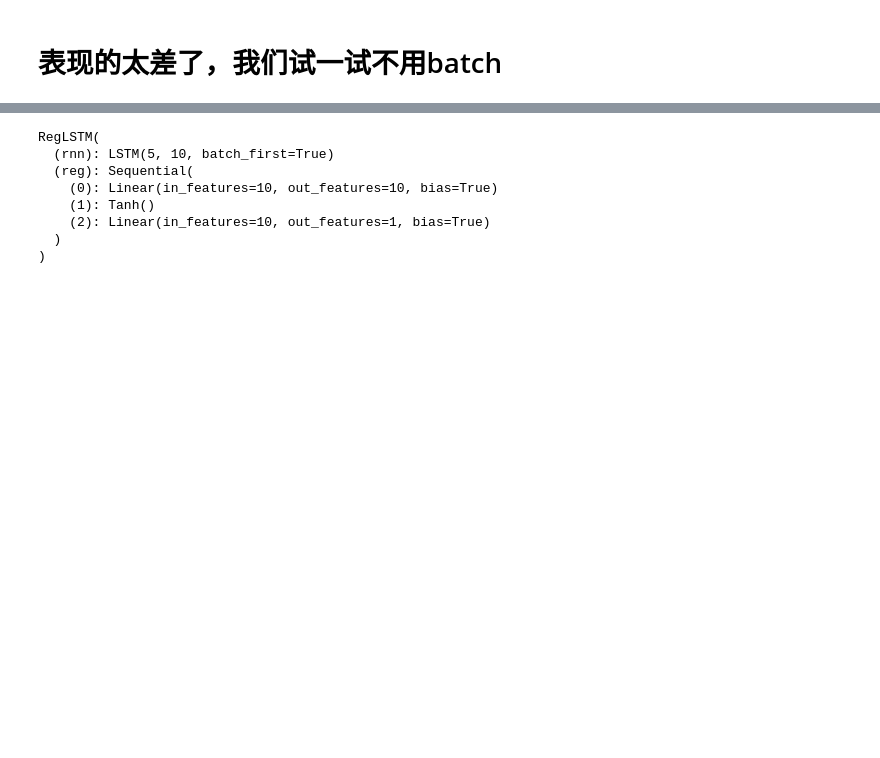
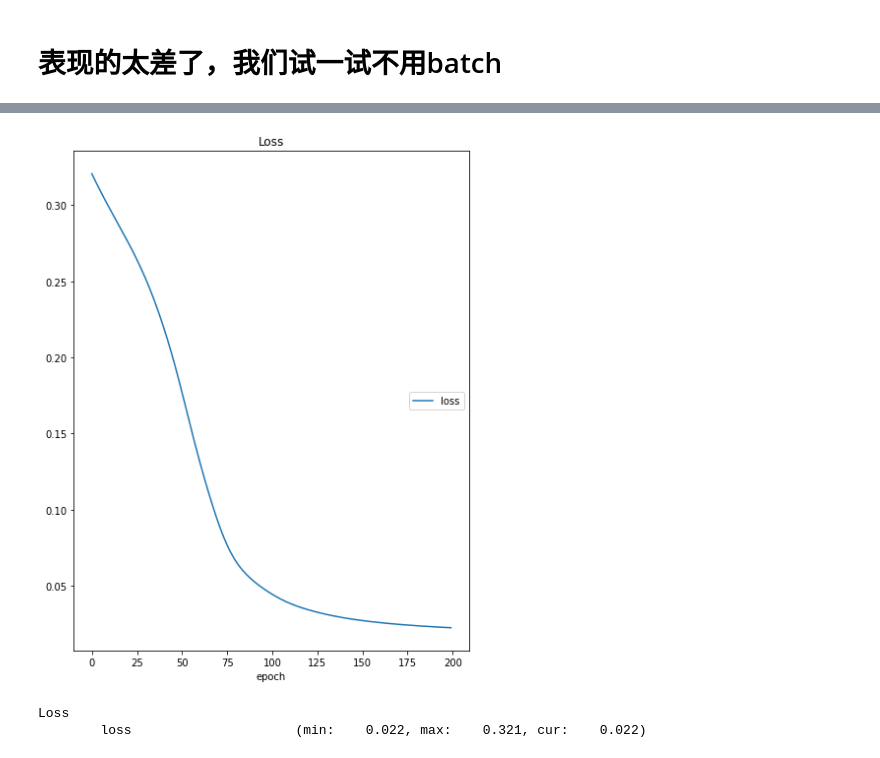
Before and after one commit to XiaofengYue/ML_Learning, a Jupyter notebook: Traffic_Prediction/Traffic_Prediction.ipynb, the cells around one changed output, grey strips where cells are left out. Drawn from its saved outputs; the diff is of its cells as text; code cells hidden in the pictures; blank space fills up the shorter version.

```diff
--- a/Traffic_Prediction/Traffic_Prediction.ipynb
+++ b/Traffic_Prediction/Traffic_Prediction.ipynb
@@ -12,4 +11 @@ ModuleNotFoundError: No module named 'apex'
-# %%
-df = pd.read_csv('data/train.csv',  index_col='5 Minutes')
-df = df.astype('float')
 # %%
@@ -109,6 +71,15 @@ class RegLSTM(nn.Module):
 
         return y
 # %%
-with torch.no_grad():
-    weights = np.tanh(np.arange(seq_len) * (np.e / seq_len))
-    weights = torch.tensor(weights, dtype=torch.float32, device=device)
+def loss_func(pred_y, data_y, loss_name):
+    if loss_name == "custom":
+        with torch.no_grad():
+            weights = np.tanh(np.arange(seq_len) * (np.e / seq_len))
+            weights = torch.tensor(weights, dtype=torch.float32, device=device)
+        loss = ((pred_y - data_y[:,:,np.newaxis].cuda()).view(-1, seq_len) **2 * weights)
+        loss = loss.mean()
+
+    elif loss_name == "MSE":
+        loss = nn.MSELoss(pred_y, data_y)
+
+    return loss
@@ -169,0 +86,3 @@ tensor([-1.3877, -1.3633, -1.3633,  ..., -1.1194, -1.0706, -1.2902])
+# %%
+def save_model(model, path):
+    torch.save(model.state_dict(), path)
@@ -170,16 +96,16 @@ tensor([-1.3877, -1.3633, -1.3633,  ..., -1.1194, -1.0706, -1.2902])
 # %% [markdown]
 # 表现的太差了，我们试一试不用batch
 # %%
-batch_size = 12 *24  *7 * 2
-seq_len = batch_size - 1
+def generate_train_data(batch_size, train_size, train_x, train_y):
+        batch_var_x = []
+        batch_var_y = []
+        for i in range(batch_size):
+                j = train_size - i
+                batch_var_x.append(train_x[j:])
+                batch_var_y.append(train_y[j:])
 
-batch_var_x = []
-batch_var_y = []
-for i in range(batch_size):
-        j = train_size - i
-        batch_var_x.append(train_x[j:])
-        batch_var_y.append(train_y[j:])
+        batch_var_x = pad_sequence(batch_var_x, batch_first = True)
+        batch_var_y = pad_sequence(batch_var_y, batch_first = True)
 
-batch_var_x = pad_sequence(batch_var_x, batch_first = True)
-batch_var_y = pad_sequence(batch_var_y, batch_first = True)
+        return batch_var_x, batch_var_y
 # %%
@@ -221,12 +161,0 @@ RuntimeError: CUDA out of memory. Tried to allocate 622.00 MiB (GPU 0; 7.79 GiB
-# %%
-'''testing'''
-net.eval()
-# %% [output]
-RegLSTM(
-  (rnn): LSTM(5, 10, batch_first=True)
-  (reg): Sequential(
-    (0): Linear(in_features=10, out_features=10, bias=True)
-    (1): Tanh()
-    (2): Linear(in_features=10, out_features=1, bias=True)
-  )
-)
@@ -234,0 +162,8 @@ pred_x_1 = net(batch_var_x[-1].view(-1,seq_len,5).cuda()).view(-1).cpu().detach(
+# %%
+# loss = 'custom'
+net = train_model(epoch=200, data_x=batch_var_x, data_y=batch_var_y, loss_name='custom')
+save_model(net, './custom_loss.pkl')
+# %% [output]
+[figure, added]
+Loss
+        loss                     (min:    0.022, max:    0.321, cur:    0.022)
```
Also changed, not shown: parts of 27 cells of this notebook, 2 other files.
